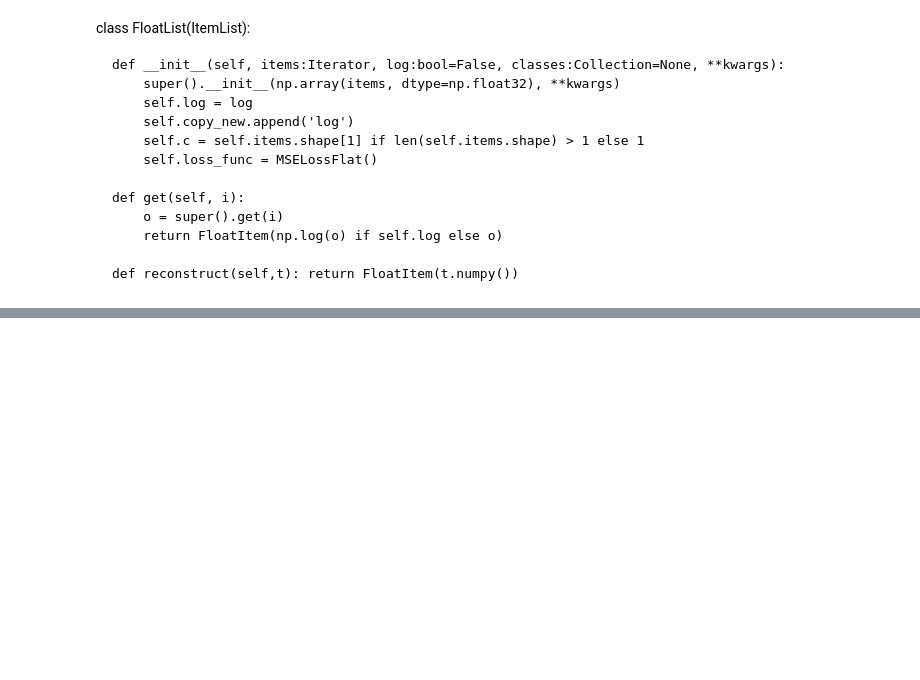
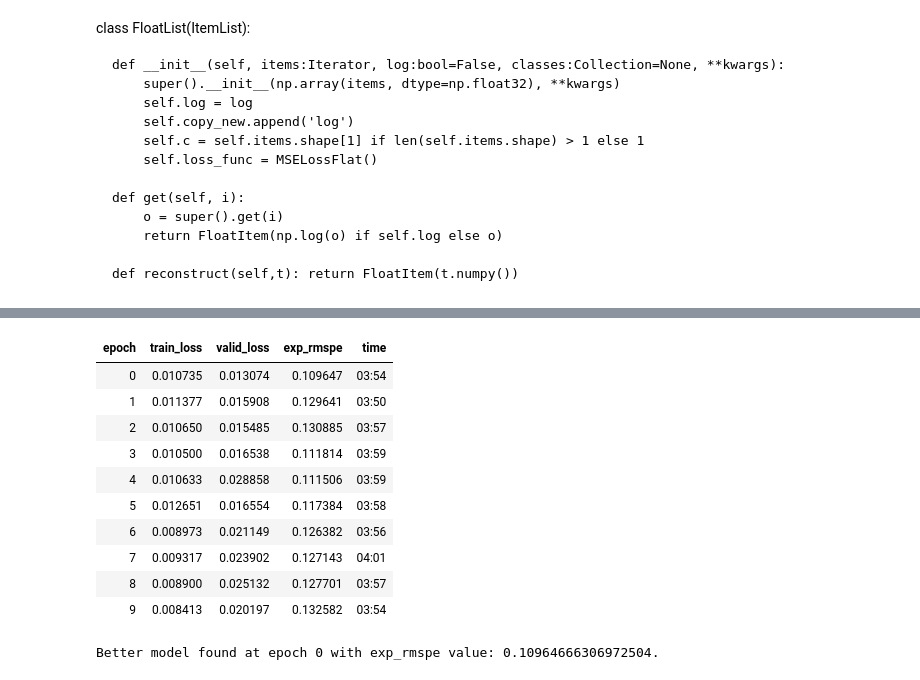
Before and after one commit to JayThibs/Machine-Learning-With-Tabular-Data, a Jupyter notebook: Rossman_Store_Sales_Tabular_Data.ipynb, the cells around one changed output, grey strips where cells are left out. Drawn from its saved outputs; the diff is of its cells as text; code cells hidden in the pictures; blank space fills up the shorter version.

```diff
--- a/Rossman_Store_Sales_Tabular_Data.ipynb
+++ b/Rossman_Store_Sales_Tabular_Data.ipynb
@@ -781,0 +879,4 @@ y_range = torch.tensor([0, max_log_y], device=defaults.device)
+# %%
+learn.load('/content/gdrive/My Drive/Colab Notebooks/rossmann_files/models/model_1');
+# %%
+learn.fit_one_cycle(5, 3e-4)
@@ -781,0 +890,16 @@ y_range = torch.tensor([0, max_log_y], device=defaults.device)
+# %%
+from fastai.callbacks import *
+learn.fit_one_cycle(cyc_len=10, max_lr=3e-4, callbacks=[SaveModelCallback(learn,monitor='exp_rmspe',mode='min')])
+# %% [output]
+| epoch | train_loss | valid_loss | exp_rmspe | time |
+| 0 | 0.010735 | 0.013074 | 0.109647 | 03:54 |
+| 1 | 0.011377 | 0.015908 | 0.129641 | 03:50 |
+| 2 | 0.010650 | 0.015485 | 0.130885 | 03:57 |
+| 3 | 0.010500 | 0.016538 | 0.111814 | 03:59 |
+| 4 | 0.010633 | 0.028858 | 0.111506 | 03:59 |
+| 5 | 0.012651 | 0.016554 | 0.117384 | 03:58 |
+| 6 | 0.008973 | 0.021149 | 0.126382 | 03:56 |
+| 7 | 0.009317 | 0.023902 | 0.127143 | 04:01 |
+| 8 | 0.008900 | 0.025132 | 0.127701 | 03:57 |
+| 9 | 0.008413 | 0.020197 | 0.132582 | 03:54 |
+Better model found at epoch 0 with exp_rmspe value: 0.10964666306972504.
```
Also changed, not shown: parts of 29 cells of this notebook.
